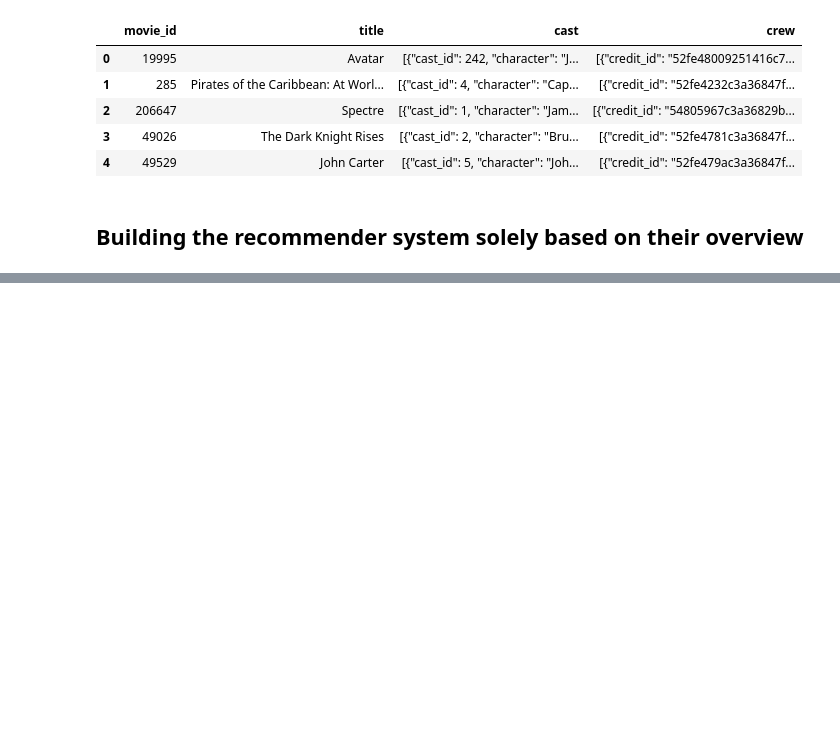
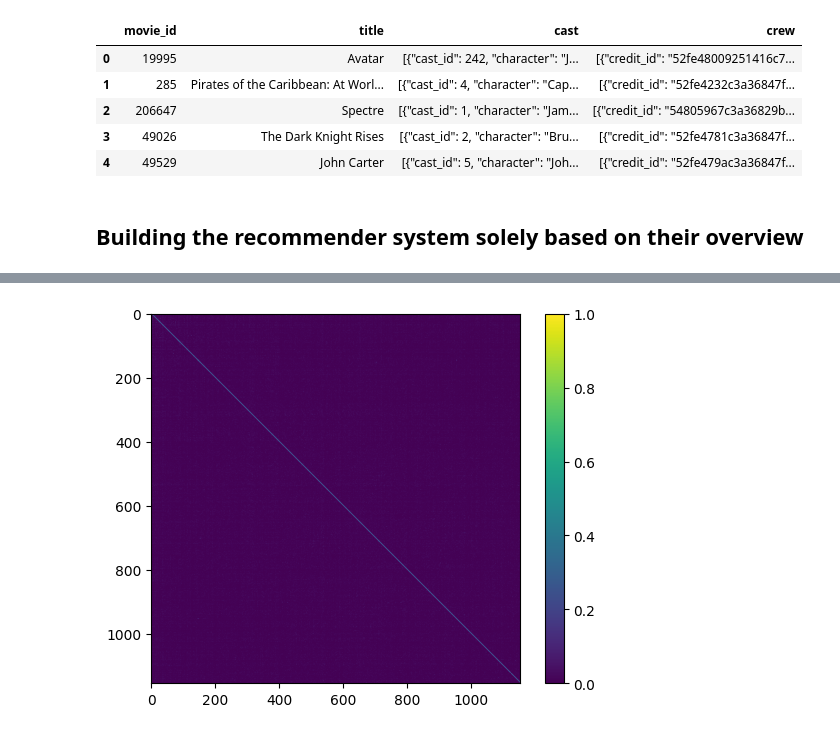
Before and after one commit to debnathk/nlp, a Jupyter notebook: code/exercise_movie_recommender_system.ipynb, the cells around one changed output, grey strips where cells are left out. Cells and saved outputs as stored; diff of their text form; code cells hidden in the pictures; blank space fills up the shorter version.

```diff
--- a/code/exercise_movie_recommender_system.ipynb
+++ b/code/exercise_movie_recommender_system.ipynb
@@ -34,0 +60,6 @@ df_credits.head()
+# %%
+# Select only the title and overview columns
+df_movies_selected = df_movies_selected[['title', 'overview']]
+df_movies_selected = df_movies_selected.reset_index(drop=True)
+df_movies_selected = df_movies_selected[:-1]
+df_movies_selected
@@ -34,0 +80,4 @@ df_credits.head()
+# %%
+# Select the overview of the movies as the corpus
+corpus = df_movies_selected['overview'].values.astype('U')
+corpus
@@ -35,2 +93,6 @@ df_credits.head()
 # %%
 # Calculate the TF-IDF for each movie overview
+from sklearn.feature_extraction.text import TfidfVectorizer
+tfidf = TfidfVectorizer(stop_words='english')
+tfidf_matrix = tfidf.fit_transform(corpus)
+print(tfidf_matrix.toarray())
@@ -37,2 +111,6 @@ df_credits.head()
 # %%
 # Calculate the cosine similarity between the selected movie and all the other movies
+from sklearn.metrics.pairwise import cosine_similarity
+cosine_sim = cosine_similarity(tfidf_matrix, tfidf_matrix)
+print(cosine_sim)
+print(cosine_sim.shape)
@@ -40,0 +126,8 @@ df_credits.head()
+# %%
+# Plot the cosine similarity matrix
+import matplotlib.pyplot as plt
+plt.imshow(cosine_sim)
+plt.colorbar()
+plt.show()
+# %% [output]
+[figure, added]
```
Also changed, not shown: parts of 9 cells of this notebook.
